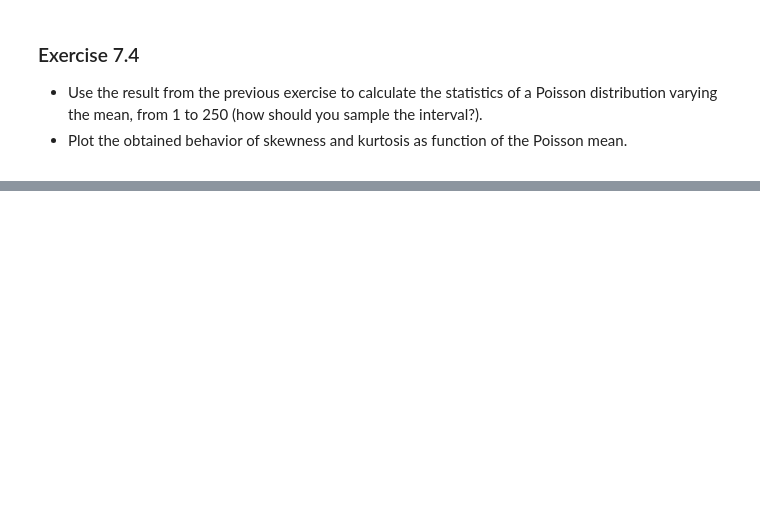
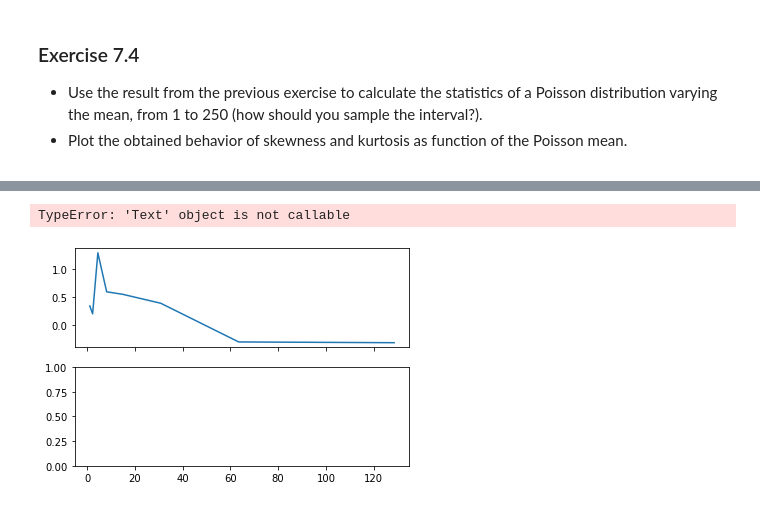
Before and after one commit to Murphy900/Lab-Code-, a Jupyter notebook: Ex 7 Python/Ex7.ipynb, the cells around one changed output, grey strips where cells are left out. Saved outputs shown, nothing was run; the diff lists cells and outputs as text; code cells hidden in the pictures; blank space fills up the shorter version.

```diff
--- a/Ex 7 Python/Ex7.ipynb
+++ b/Ex 7 Python/Ex7.ipynb
@@ -306,0 +303,26 @@ TypeError: 'numpy.float64' object is not callable
+# %%
+mean = []
+skew = []
+kurt = []
+mean_min = 1
+mean_max  = 250
+while mean_min < mean_max:
+    mean.append(mu(generate_poisson(mean_min,50)))
+
+    skew.append(skewness(generate_poisson(mean_min,50)))
+    kurt.append(kurtosis(generate_poisson(mean_min,50)))
+    mean_min *=2
+
+fig, (ax1,ax2) = plt.subplots(2,sharex = True)
+fig.suptitle('Poissonon distribution asymptotic behaviour')
+
+ax1.plot(mean,skew)
+ax1.set_xlabel('Mean')
+ax1.set_ylabel('Skewness')
+
+ax2.plot(mean,kurt)
+ax2.set_xlabel('Mean')
+ax2.set_ylabel('Kurtosis')
+# %% [output]
+TypeError: 'Text' object is not callable
+[figure, added]
```
Also changed, not shown: parts of 4 cells of this notebook, 1 other file.
